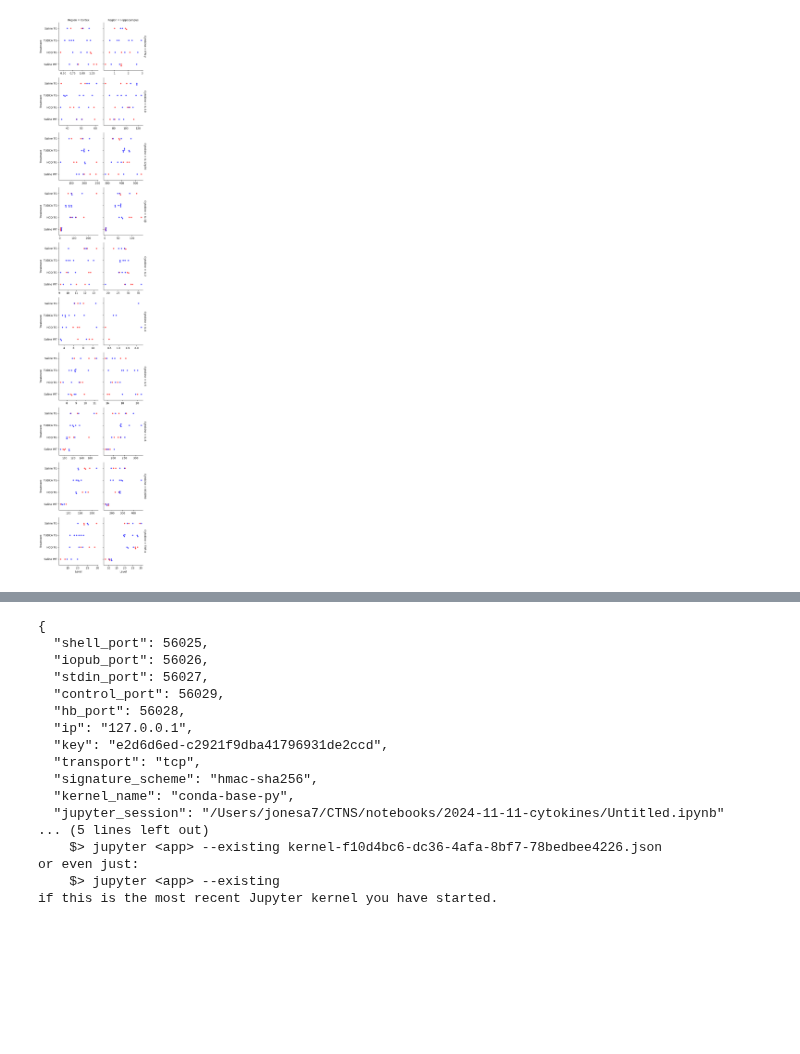
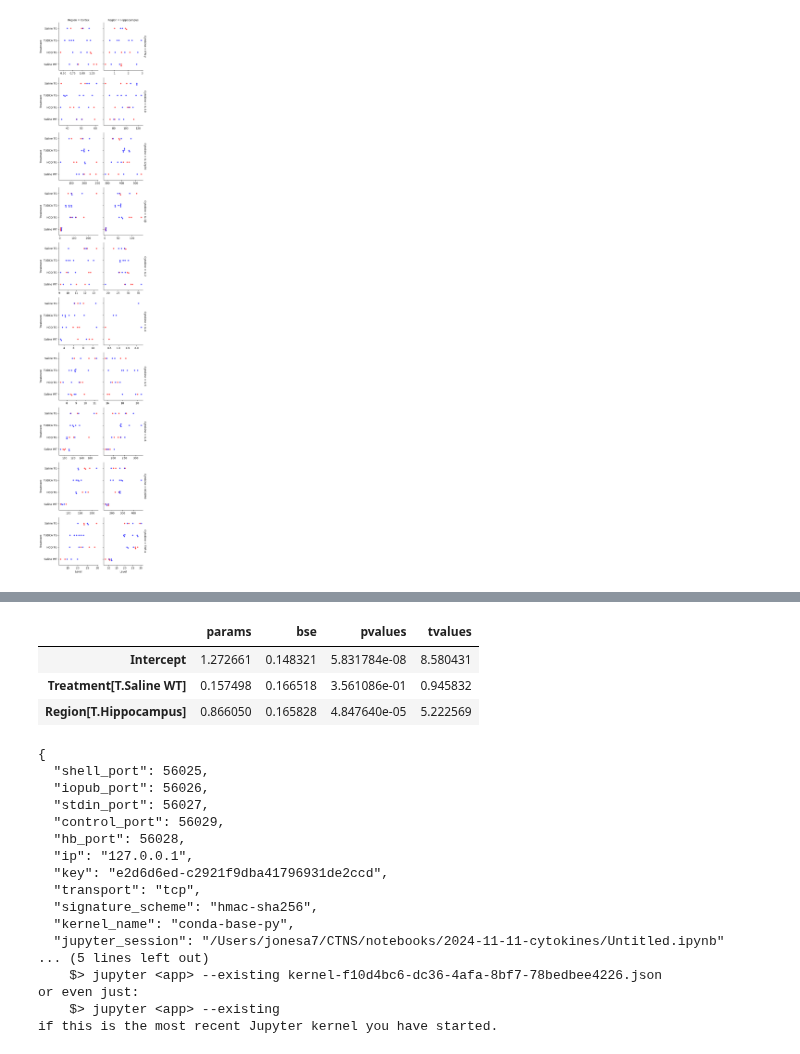
Before and after one commit to attilagk/CTNS-notebook, a Jupyter notebook: 2024-11-11-cytokines/2024-11-11-cytokines.ipynb, the cells around one changed output, grey strips where cells are left out. Cells and saved outputs as stored; diff of their text form; code cells hidden in the pictures; blank space fills up the shorter version.

```diff
--- a/2024-11-11-cytokines/2024-11-11-cytokines.ipynb
+++ b/2024-11-11-cytokines/2024-11-11-cytokines.ipynb
@@ -266,3 +232,11 @@ Notes:
+# %%
+r = results_CO28154.iloc[0, 0]
+pd.concat([getattr(r, a).to_frame(a) for a in ['params', 'bse', 'pvalues', 'tvalues']], axis=1)
+# %% [output]
+|  | params | bse | pvalues | tvalues |
+| Intercept | 1.272661 | 0.148321 | 5.831784e-08 | 8.580431 |
+| Treatment[T.Saline WT] | 0.157498 | 0.166518 | 3.561086e-01 | 0.945832 |
+| Region[T.Hippocampus] | 0.866050 | 0.165828 | 4.847640e-05 | 5.222569 |
 # %%
 %connect_info
 # %% [output]
```
Also changed, not shown: parts of 14 cells of this notebook.
